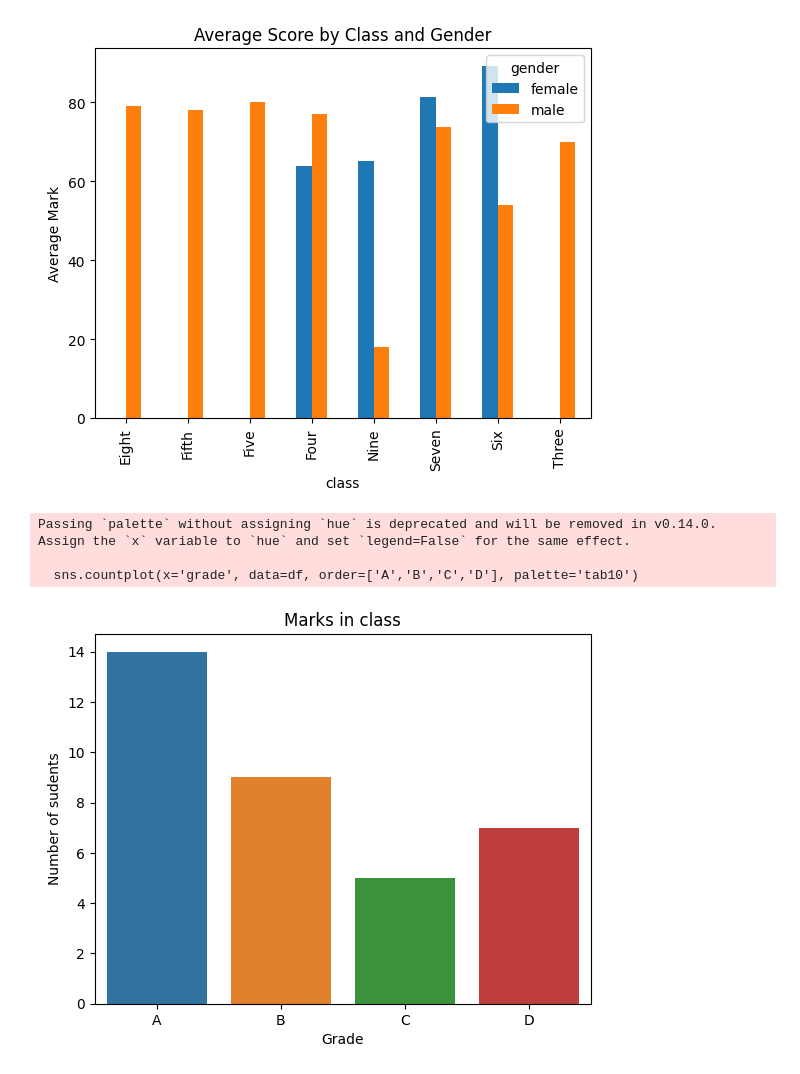
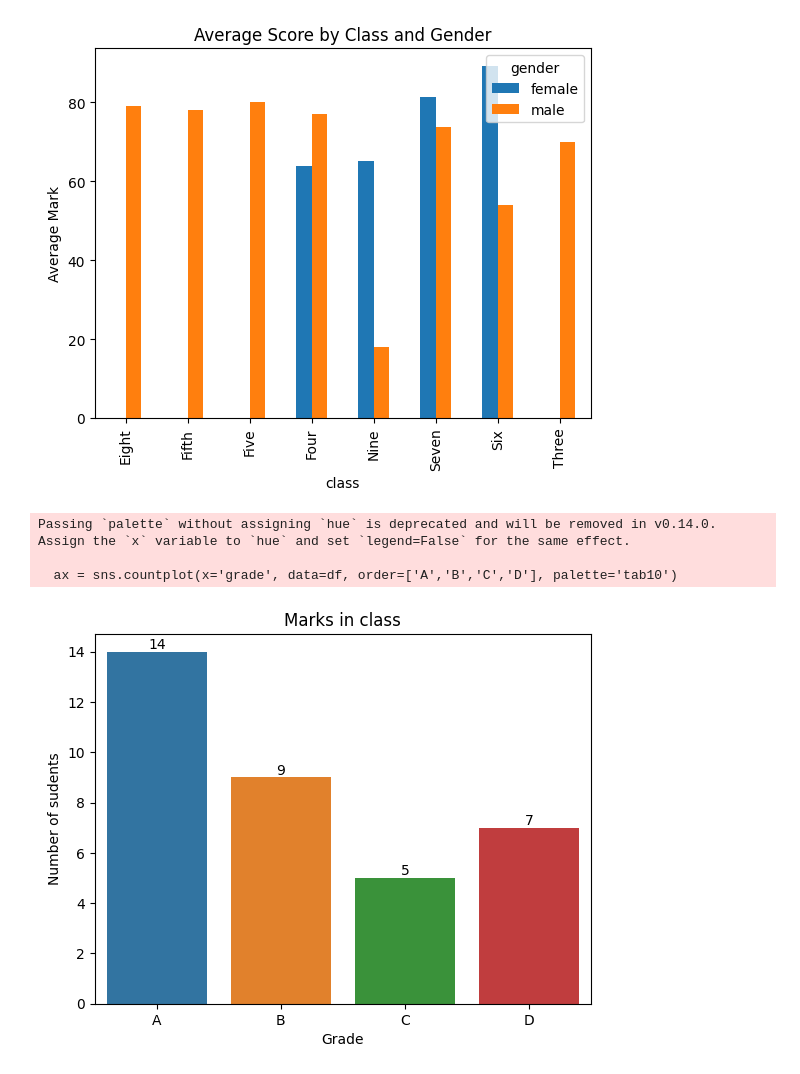
Before and after one commit to tanushikxd/student_lesson_example, a Jupyter notebook: student.ipynb, the cells around one changed output. Drawn from its saved outputs; the diff is of its cells as text; code cells hidden in the pictures.

Commit message:
a new file (sent by Christian) added, corrected one of bar charts, added labels for it, been confused that a method shown on class didnt work, applied it via loop for ... in

```diff
--- a/student.ipynb
+++ b/student.ipynb
@@ -19,7 +19,7 @@ df[df['class'] == 'Four']
 | 20 | 21 | Babby John | Four | 69 | female |
 | 30 | 31 | Marry Toeey | Four | 88 | male |
 # %%
-df['passed'] = df['score'] >= 60
+df['passed'] = df['mark'] >= 60
 df = df.rename(columns={'mark': 'score'})
 df = df.drop(columns=['passed'])
 print(df)
@@ -82,23 +82,27 @@ plt.show()
 # %%
 df['grade'] = pd.cut(
     df['score'],
     bins=[-1, 59, 69, 84, 100],
     labels=['D', 'C', 'B', 'A']
 )
 top10 = df.sort_values(by='score', ascending=False).head(10)
 # print(top10[['name', 'score', 'grade']])
 
 # df['grade']
-sns.countplot(x='grade', data=df, order=['A','B','C','D'], palette='tab10')
+ax = sns.countplot(x='grade', data=df, order=['A','B','C','D'], palette='tab10')
+# ax.bar_label(ax.containers[0]) # it didn't work in my case, after some research i came to know that label setting only applies for the first bad, totally ignoring the rest
+
+for container in ax.containers: ax.bar_label(container) #wrapping in a loop makes it proper, labels are applying to all bar charst
+
 plt.title("Marks in class")
 plt.xlabel("Grade")
 plt.ylabel("Number of sudents")
 plt.show()
 # %% [output]
 Passing `palette` without assigning `hue` is deprecated and will be removed in v0.14.0. Assign the `x` variable to `hue` and set `legend=False` for the same effect.
 
-  sns.countplot(x='grade', data=df, order=['A','B','C','D'], palette='tab10')
+  ax = sns.countplot(x='grade', data=df, order=['A','B','C','D'], palette='tab10')
-[figure, old version]
+[figure, new version]
 # %%
 import matplotlib.pyplot as plt
 import seaborn as sns
```
Also changed, not shown: parts of 1 cell of this notebook, 2 other files.
